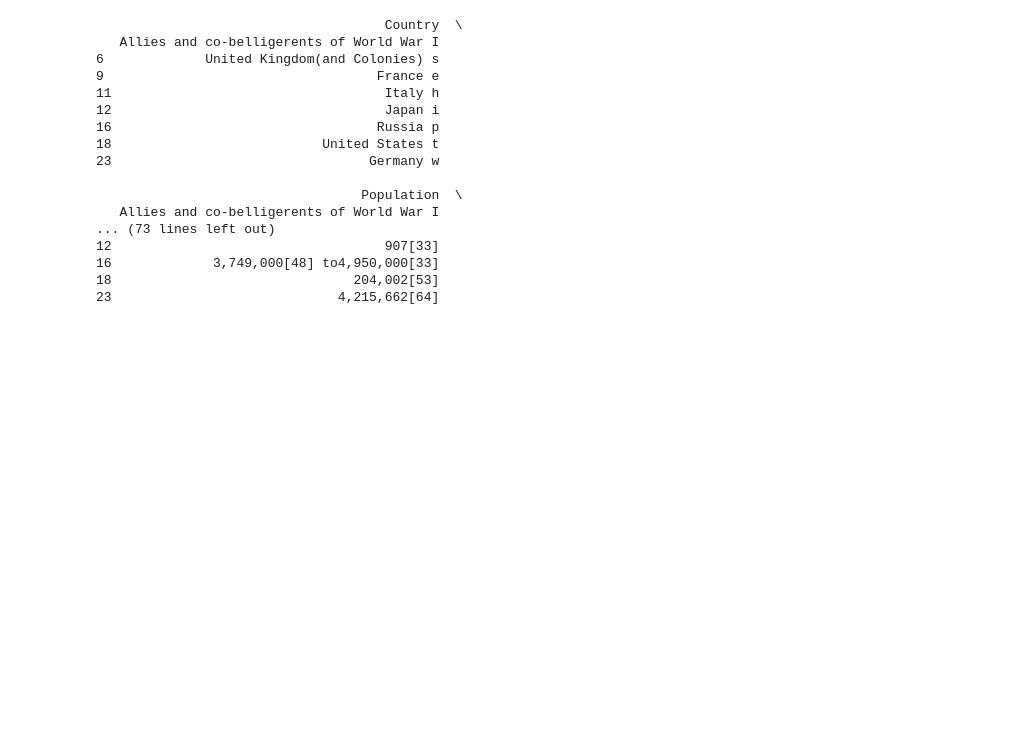
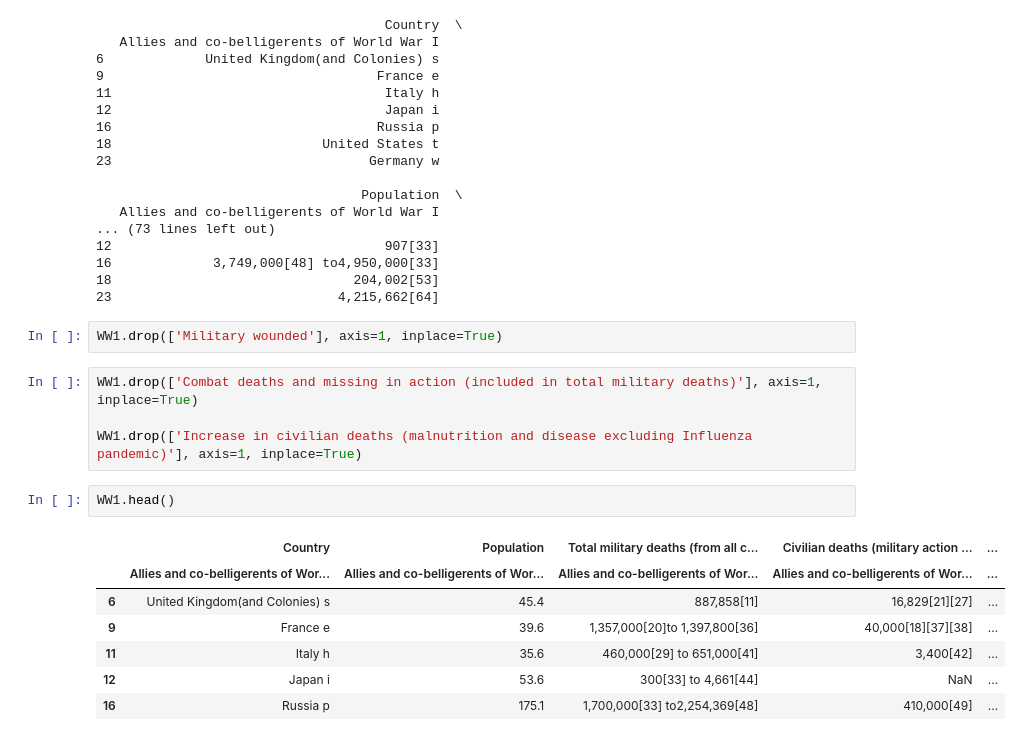
Before and after one commit to conorgleeson95/lecture4_workings, a Jupyter notebook: New Project.ipynb, the cells around one changed output. Saved outputs shown, nothing was run; the diff lists cells and outputs as text; blank space fills up the shorter version.

```diff
--- a/New Project.ipynb
+++ b/New Project.ipynb
@@ -343,3 +343,19 @@ print(WW1)
 16             3,749,000[48] to4,950,000[33]
 18                               204,002[53]
 23                             4,215,662[64]
+# %%
+WW1.drop(['Military wounded'], axis=1, inplace=True)
+# %%
+WW1.drop(['Combat deaths and missing in action (included in total military deaths)'], axis=1, inplace=True)
+
+WW1.drop(['Increase in civilian deaths (malnutrition and disease excluding Influenza pandemic)'], axis=1, inplace=True)
+# %%
+WW1.head()
+# %% [output]
+|  | Country | Population | Total military deaths (from all c... | Civilian deaths (military action ... | ... |
+|  | Allies and co-belligerents of Wor... | Allies and co-belligerents of Wor... | Allies and co-belligerents of Wor... | Allies and co-belligerents of Wor... | ... |
+| 6 | United Kingdom(and Colonies) s | 45.4 | 887,858[11] | 16,829[21][27] | ... |
+| 9 | France e | 39.6 | 1,357,000[20]to 1,397,800[36] | 40,000[18][37][38] | ... |
+| 11 | Italy h | 35.6 | 460,000[29] to 651,000[41] | 3,400[42] | ... |
+| 12 | Japan i | 53.6 | 300[33] to 4,661[44] | NaN | ... |
+| 16 | Russia p | 175.1 | 1,700,000[33] to2,254,369[48] | 410,000[49] | ... |
```
Also changed, not shown: parts of 1 cell of this notebook.
